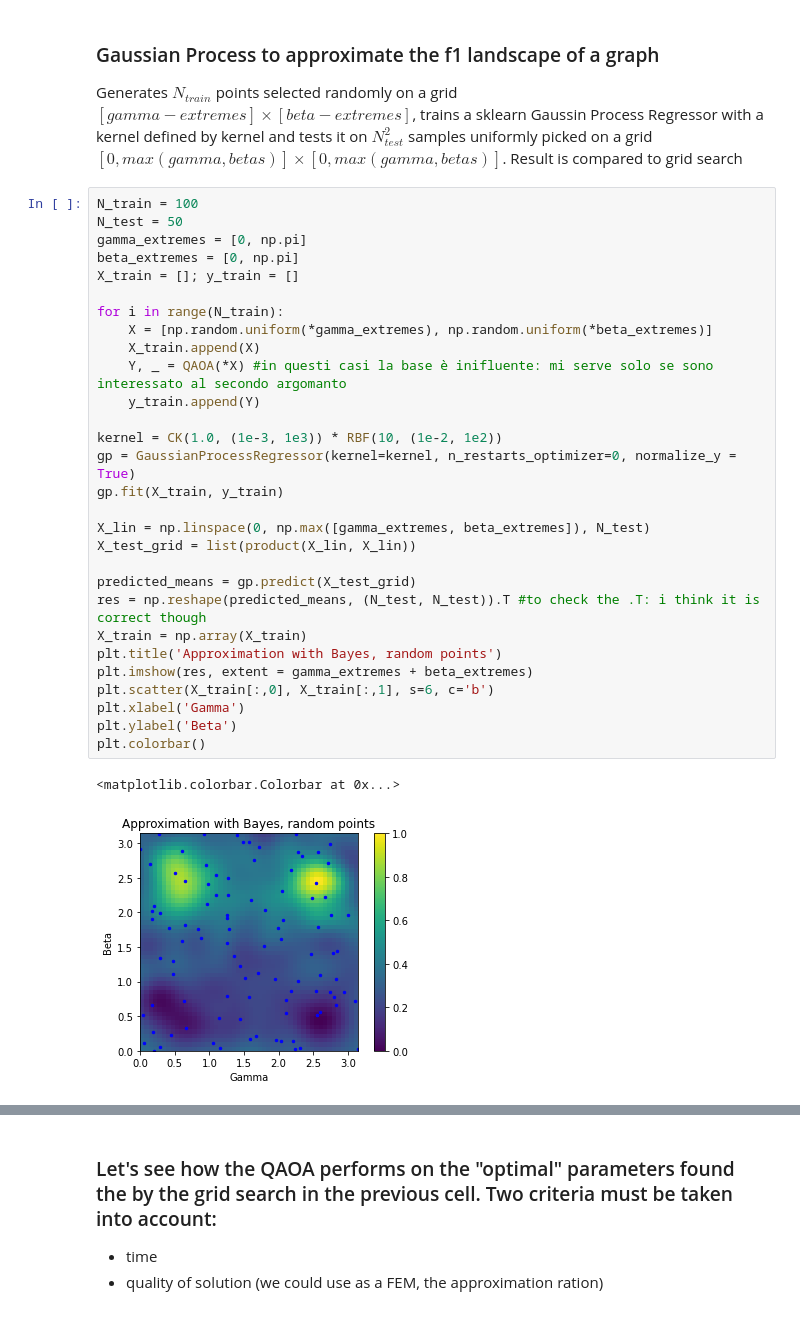
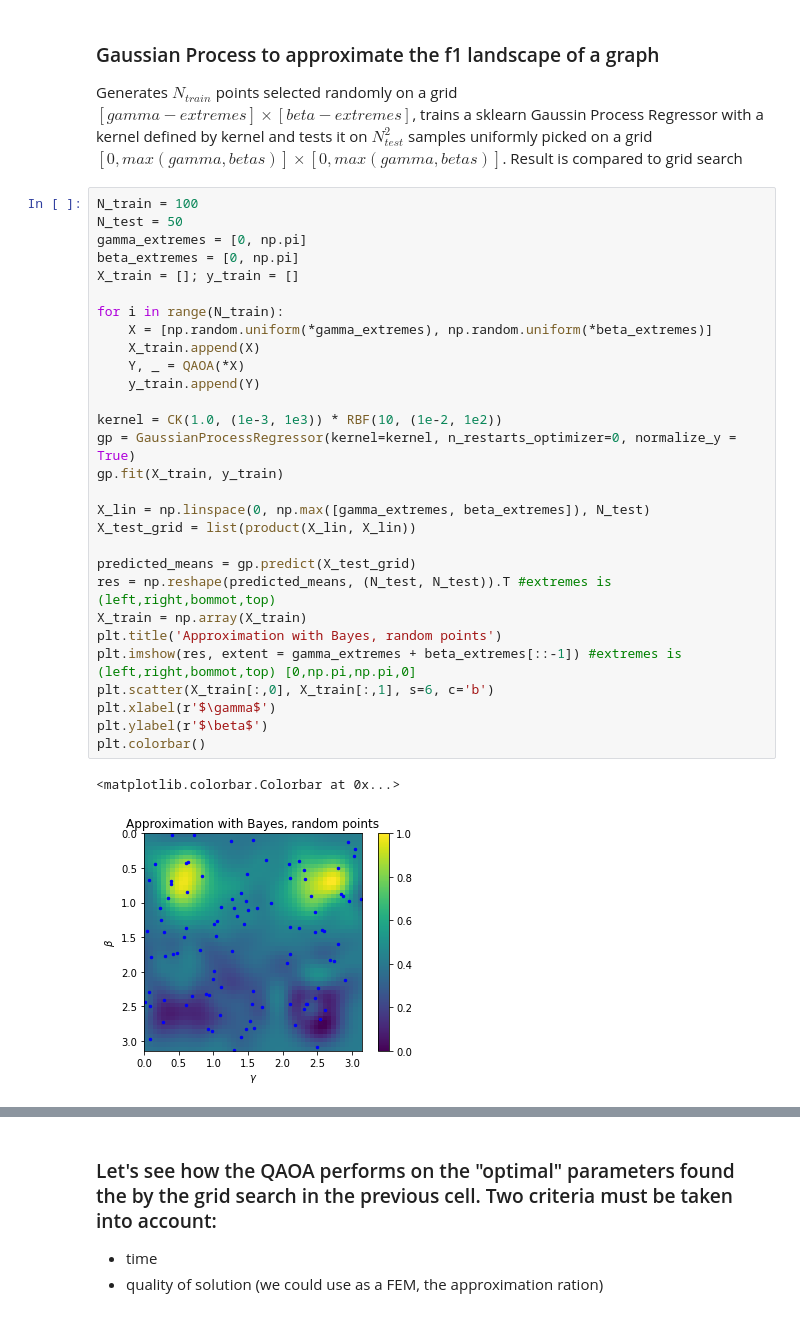
Before and after one commit to etignoneleitha/ifabquantum, a Jupyter notebook: notebooks/QAOA-ET-Bayes.ipynb, the cells around one changed output, grey strips where cells are left out. Cells and saved outputs as stored; diff of their text form.

```diff
--- a/notebooks/QAOA-ET-Bayes.ipynb
+++ b/notebooks/QAOA-ET-Bayes.ipynb
@@ -326,35 +321,35 @@ Generates $N_{train}$ points selected randomly on a grid $[gamma-extremes] \time
 # %%
 N_train = 100
 N_test = 50
 gamma_extremes = [0, np.pi]
 beta_extremes = [0, np.pi]
 X_train = []; y_train = []
 
 for i in range(N_train):
     X = [np.random.uniform(*gamma_extremes), np.random.uniform(*beta_extremes)]
     X_train.append(X)
-    Y, _ = QAOA(*X) #in questi casi la base è inifluente: mi serve solo se sono interessato al secondo argomanto
+    Y, _ = QAOA(*X)
     y_train.append(Y)
 
 kernel = CK(1.0, (1e-3, 1e3)) * RBF(10, (1e-2, 1e2))
 gp = GaussianProcessRegressor(kernel=kernel, n_restarts_optimizer=0, normalize_y = True)
 gp.fit(X_train, y_train)
 
 X_lin = np.linspace(0, np.max([gamma_extremes, beta_extremes]), N_test)
 X_test_grid = list(product(X_lin, X_lin))
 
 predicted_means = gp.predict(X_test_grid)
-res = np.reshape(predicted_means, (N_test, N_test)).T #to check the .T: i think it is correct though
+res = np.reshape(predicted_means, (N_test, N_test)).T #extremes is (left,right,bommot,top)
 X_train = np.array(X_train)
 plt.title('Approximation with Bayes, random points')
-plt.imshow(res, extent = gamma_extremes + beta_extremes)
+plt.imshow(res, extent = gamma_extremes + beta_extremes[::-1]) #extremes is (left,right,bommot,top) [0,np.pi,np.pi,0]
 plt.scatter(X_train[:,0], X_train[:,1], s=6, c='b')
-plt.xlabel('Gamma')
-plt.ylabel('Beta')
+plt.xlabel(r'$\gamma$')
+plt.ylabel(r'$\beta$')
 plt.colorbar()
 # %% [output]
 <matplotlib.colorbar.Colorbar at 0x...>
-[figure, old version]
+[figure, new version]
 # %%
 #To confront with
 points = grid_search(30)
```
Also changed, not shown: parts of 11 cells of this notebook.
